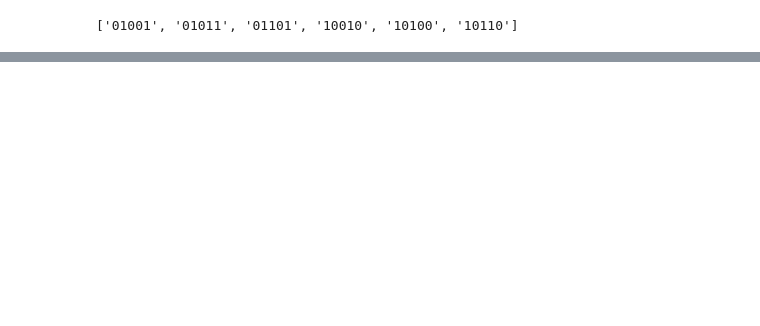
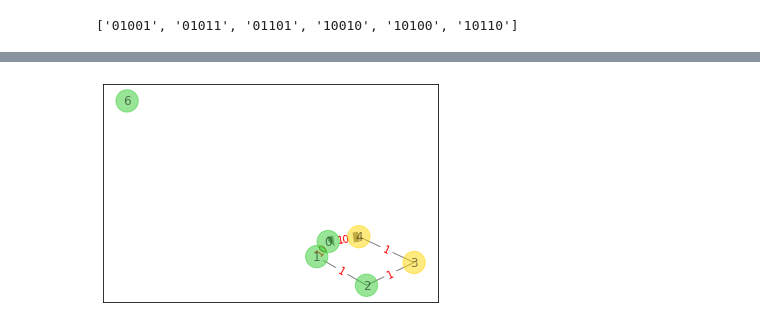
Before and after one commit to LyaminVS/mentor_project, a Jupyter notebook: maxcut_solver.ipynb, the cells around one changed output, grey strips where cells are left out. Drawn from its saved outputs; the diff is of its cells as text; code cells hidden in the pictures; blank space fills up the shorter version.

```diff
--- a/maxcut_solver.ipynb
+++ b/maxcut_solver.ipynb
@@ -41,0 +59,4 @@ solver.classical_solve()
+# %%
+solver.draw_colored_graph()
+# %% [output]
+[figure, added]
```
Also changed, not shown: parts of 8 cells of this notebook, 2 other files.
